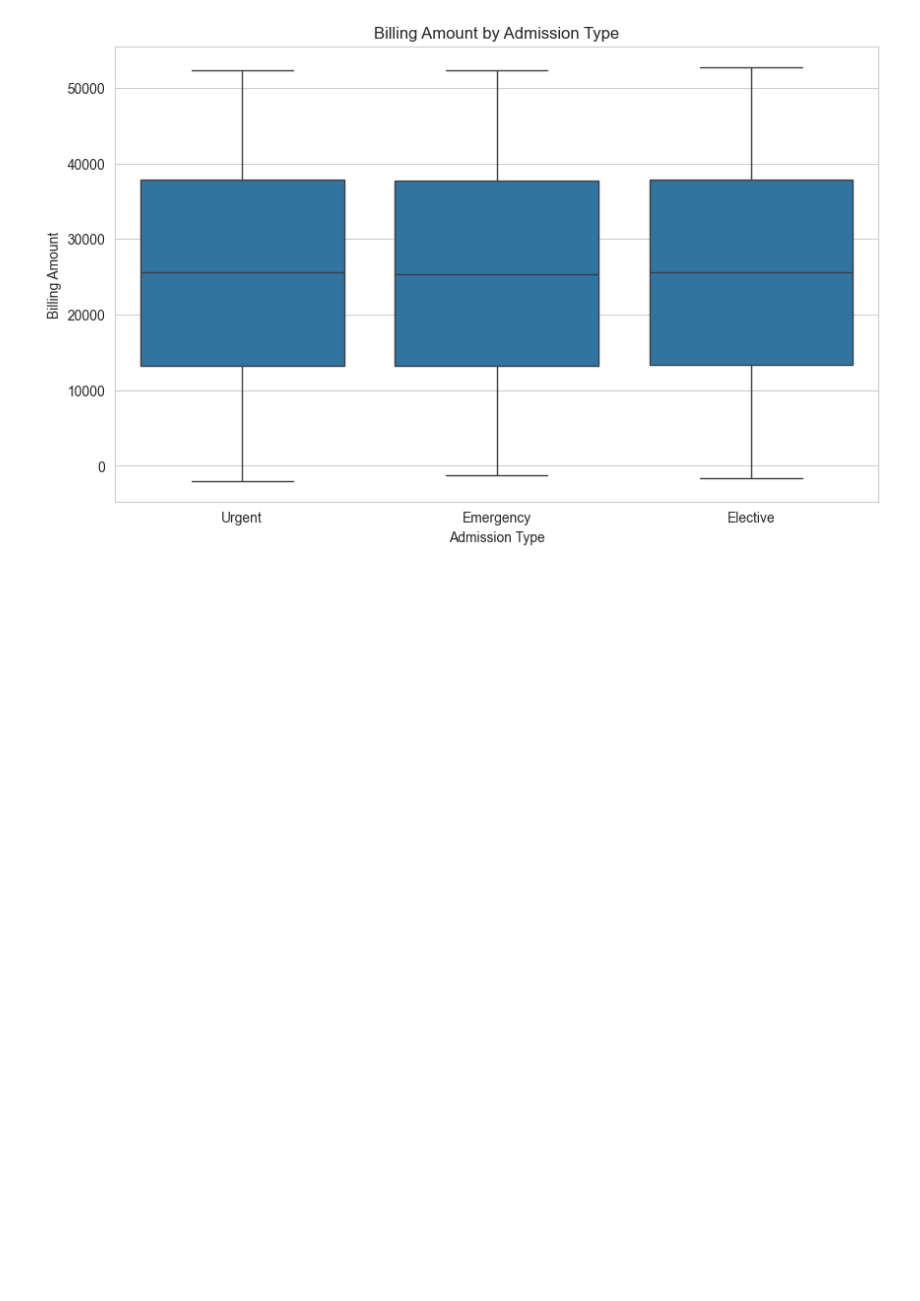
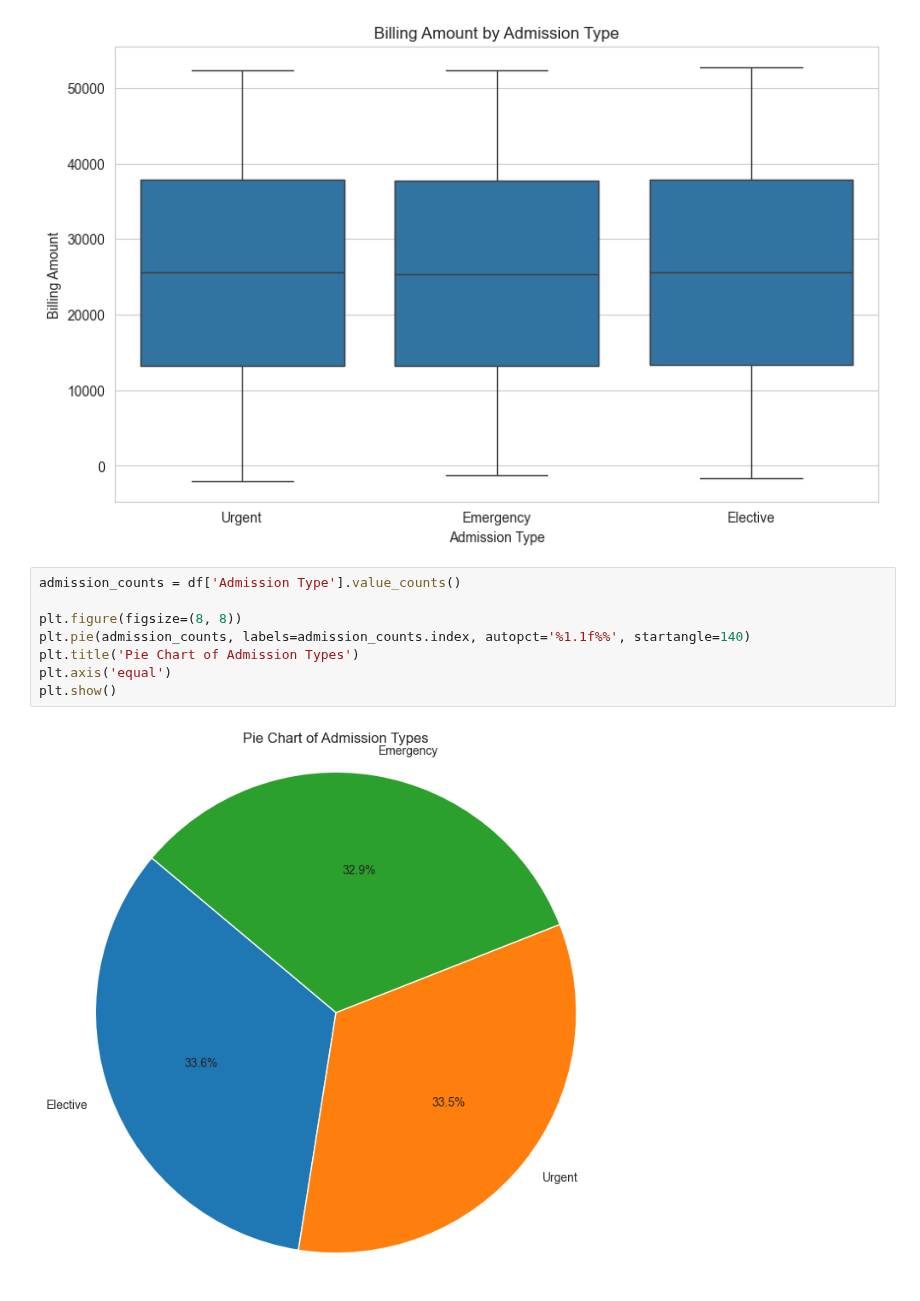
Before and after one commit to Kasraabdi/analysis_of_healthcare_dataset, a Jupyter notebook: analysis.ipynb, the cells around one changed output. Drawn from its saved outputs; the diff is of its cells as text; blank space fills up the shorter version.

```diff
--- a/analysis.ipynb
+++ b/analysis.ipynb
@@ -233,3 +233,13 @@ plt.ylabel('Billing Amount')
 plt.show()
 # %% [output]
 [figure]
+# %%
+admission_counts = df['Admission Type'].value_counts()
+
+plt.figure(figsize=(8, 8))
+plt.pie(admission_counts, labels=admission_counts.index, autopct='%1.1f%%', startangle=140)
+plt.title('Pie Chart of Admission Types')
+plt.axis('equal')
+plt.show()
+# %% [output]
+[figure, added]
```
